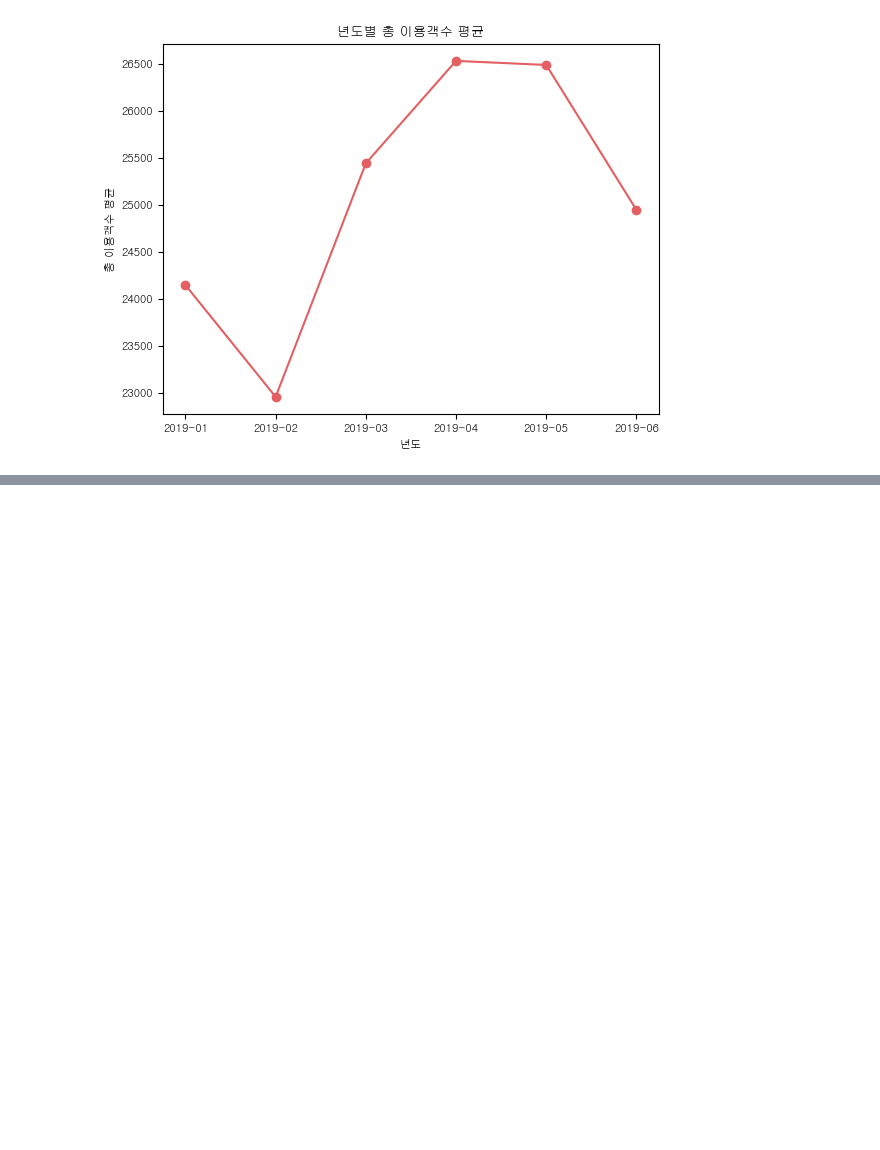
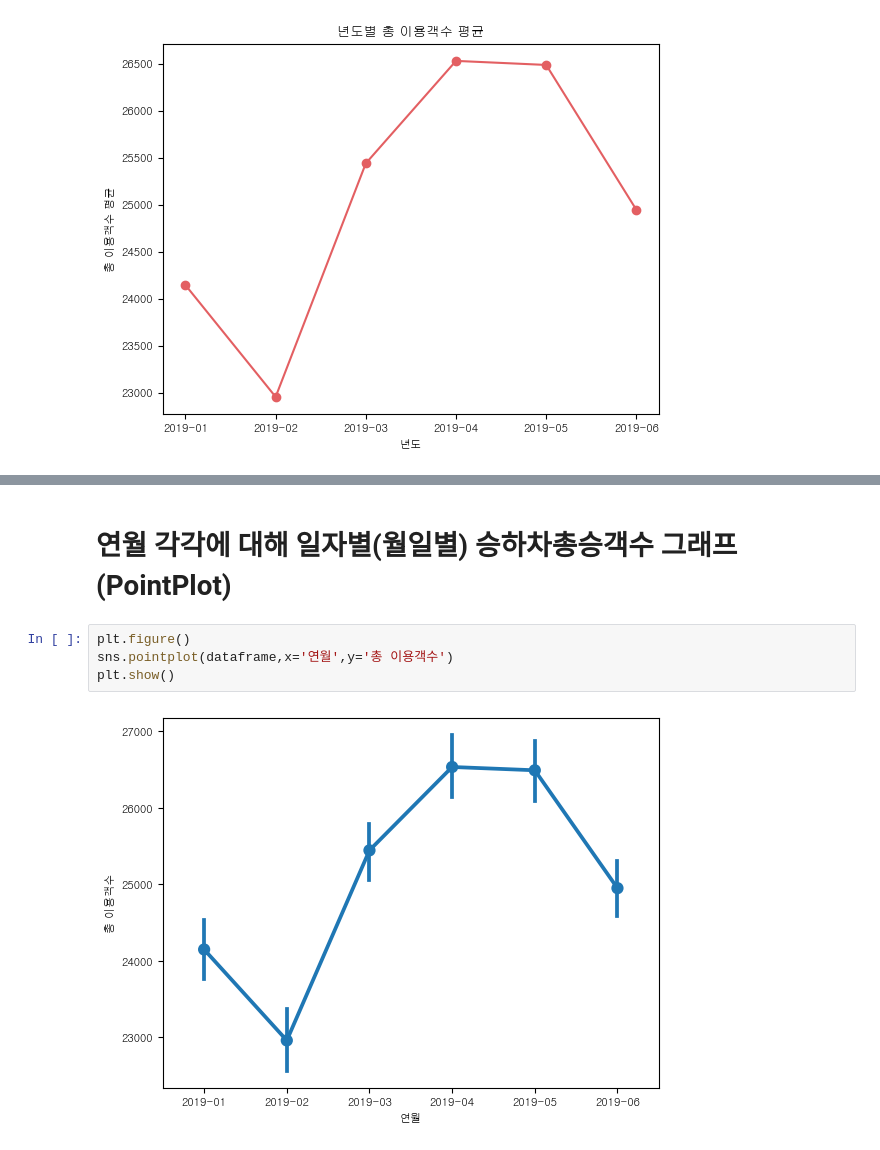
Before and after one commit to youse0ng/EDA_AI-X, a Jupyter notebook: 실습/myEDA.ipynb, the cells around one changed output, grey strips where cells are left out. Drawn from its saved outputs; the diff is of its cells as text; blank space fills up the shorter version.

```diff
--- a/실습/myEDA.ipynb
+++ b/실습/myEDA.ipynb
@@ -112,0 +114,8 @@ plt.show()
+# %% [markdown]
+# 연월 각각에 대해 일자별(월일별) 승하차총승객수 그래프 (PointPlot)
+# %%
+plt.figure()
+sns.pointplot(dataframe,x='연월',y='총 이용객수')
+plt.show()
+# %% [output]
+[figure, added]
```
Also changed, not shown: parts of 8 cells of this notebook.
